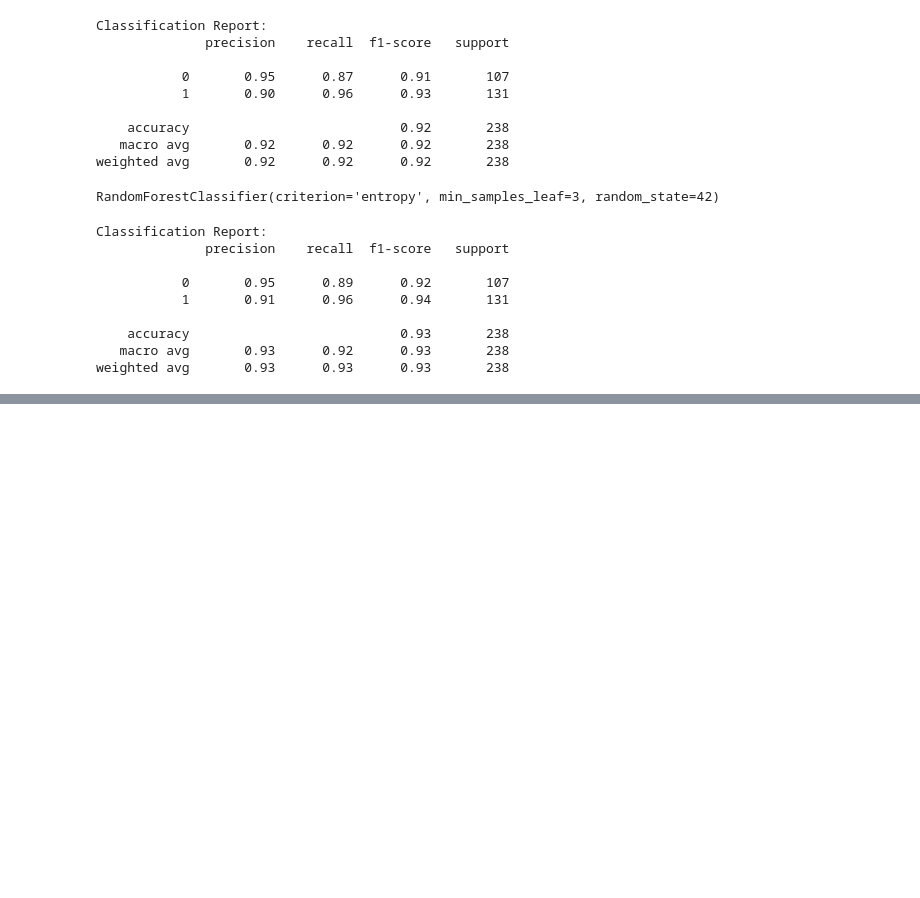
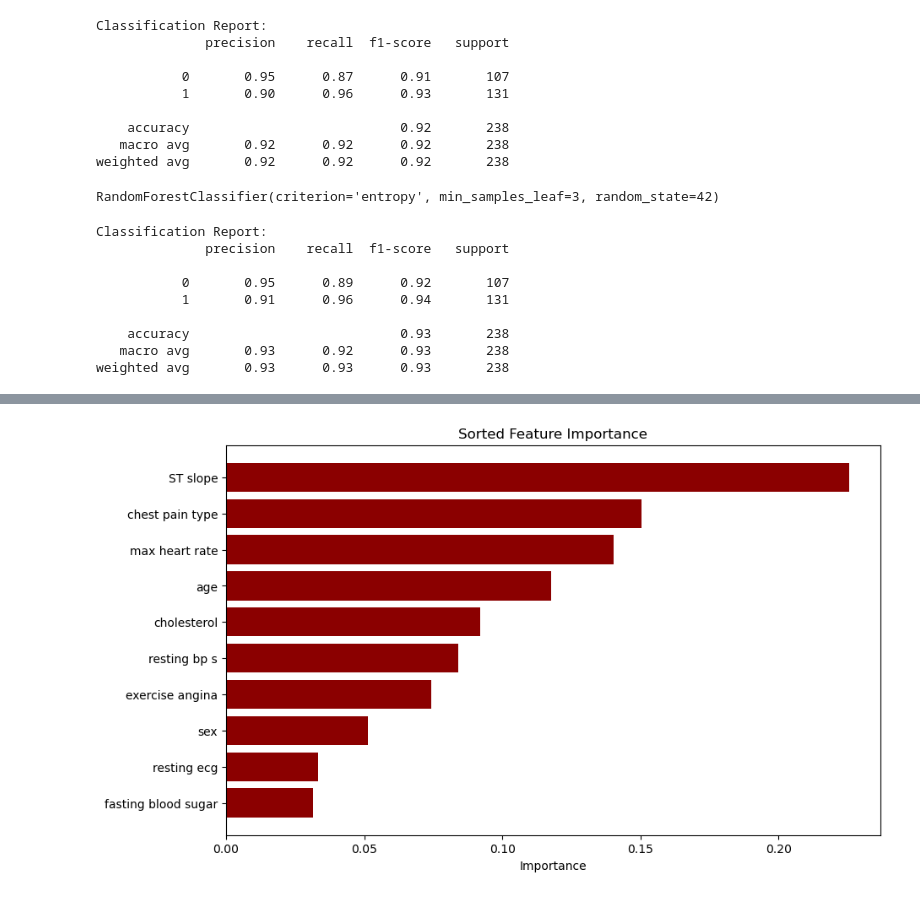
Before and after one commit to Benzamin-003/Decision-Tree-Concept, a Jupyter notebook: day2.ipynb, the cells around one changed output, grey strips where cells are left out. Cells and saved outputs as stored; diff of their text form; code cells hidden in the pictures; blank space fills up the shorter version.

```diff
--- a/day2.ipynb
+++ b/day2.ipynb
@@ -240,0 +317,3 @@ weighted avg       0.93      0.93      0.93       238
+# %%
+X = df.drop('target', axis=1)
+X
@@ -240,0 +334,3 @@ weighted avg       0.93      0.93      0.93       238
+# %%
+y=df['target']
+y
@@ -240,0 +385,10 @@ weighted avg       0.93      0.93      0.93       238
+# %%
+X_train, X_test, y_train, y_test = train_test_split(X, y, test_size=0.2, random_state=42)
+# %%
+
+from sklearn.ensemble import RandomForestClassifier
+from sklearn.tree import plot_tree
+from sklearn.metrics import classification_report
+
+rf_model = RandomForestClassifier(n_estimators=100, criterion='entropy', random_state=42, min_samples_leaf=3, min_samples_split=2)
+rf_model.fit(X_train, y_train)
@@ -240,0 +413,18 @@ weighted avg       0.93      0.93      0.93       238
+# %%
+
+features = X.columns.tolist()
+features_importance = rf_model.feature_importances_
+feat_imp = pd.DataFrame({
+    'Feature': features,
+    'Importance': features_importance
+})
+
+feat_imp = feat_imp.sort_values(by='Importance', ascending=True)
+
+plt.figure(figsize=(10, 6))
+plt.barh(feat_imp['Feature'], feat_imp['Importance'], color='darkred')
+plt.xlabel('Importance')
+plt.title('Sorted Feature Importance')
+plt.show()
+# %% [output]
+[figure, added]
```
Also changed, not shown: parts of 20 cells of this notebook.
